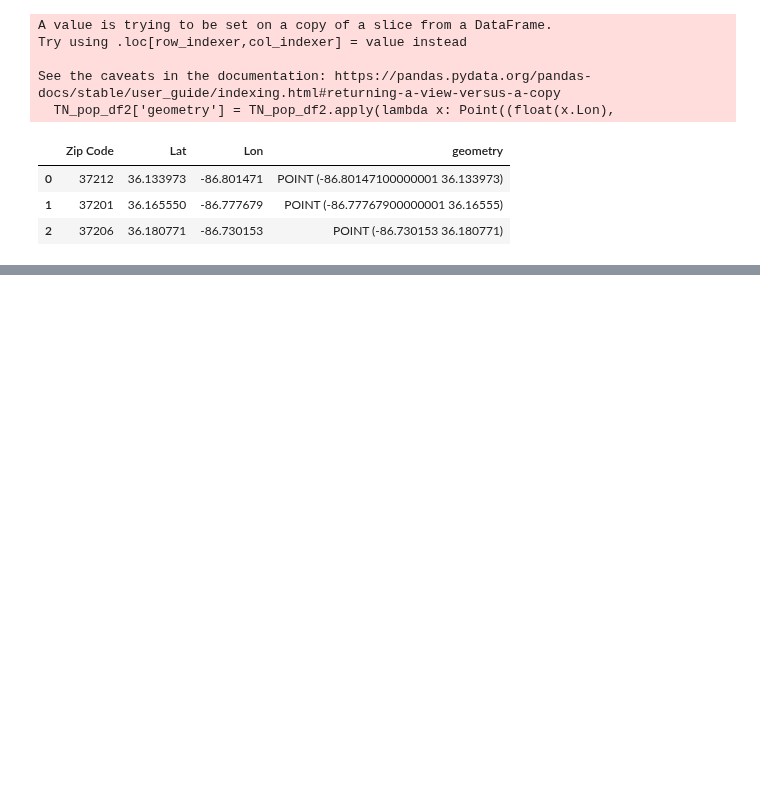
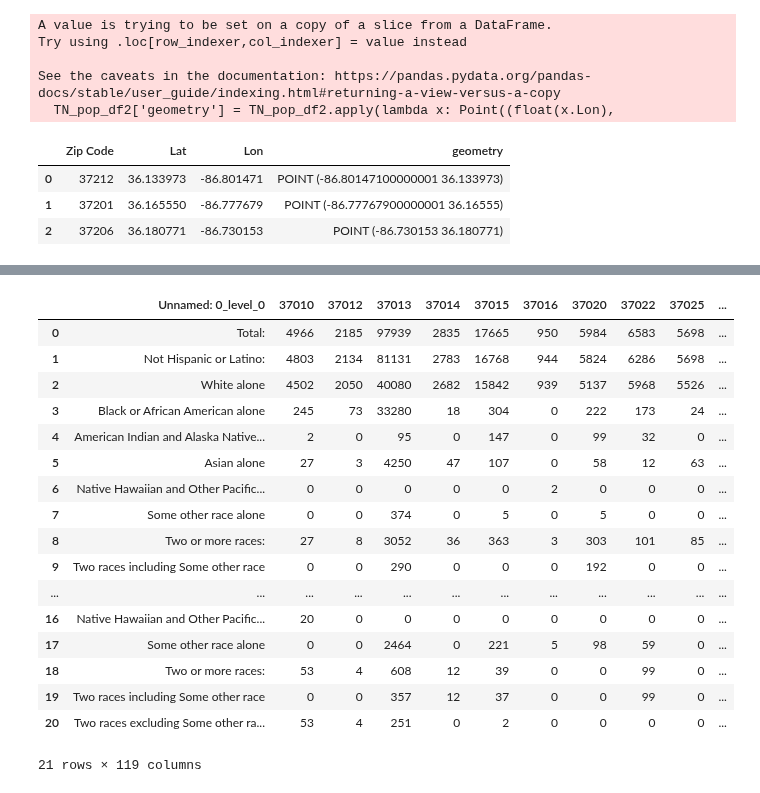
Before and after one commit to Engu12/nash-covid-cases-vaccines-honky_tonkin, a Jupyter notebook: Covid.ipynb, the cells around one changed output, grey strips where cells are left out. Saved outputs shown, nothing was run; the diff lists cells and outputs as text; code cells hidden in the pictures; blank space fills up the shorter version.

```diff
--- a/Covid.ipynb
+++ b/Covid.ipynb
@@ -497,0 +525,25 @@ Vaccine_pop_df=Vaccne_df.merge
+# %%
+Ethnicity_df = pd.read_excel("data/ethnicity_data.xlsx", skiprows = 1, header=[0, 1], sheet_name = 0)
+Ethnicity_df = Ethnicity_df[Ethnicity_df.columns.drop(list(Ethnicity_df.filter(regex='Error')))]
+Ethnicity_df.columns =Ethnicity_df.columns.droplevel(1)
+# %%
+Ethnicity_df
+# %% [output]
+|  | Unnamed: 0_level_0 | 37010 | 37012 | 37013 | 37014 | 37015 | 37016 | 37020 | 37022 | 37025 | ... |
+| 0 | Total: | 4966 | 2185 | 97939 | 2835 | 17665 | 950 | 5984 | 6583 | 5698 | ... |
+| 1 | Not Hispanic or Latino: | 4803 | 2134 | 81131 | 2783 | 16768 | 944 | 5824 | 6286 | 5698 | ... |
+| 2 | White alone | 4502 | 2050 | 40080 | 2682 | 15842 | 939 | 5137 | 5968 | 5526 | ... |
+| 3 | Black or African American alone | 245 | 73 | 33280 | 18 | 304 | 0 | 222 | 173 | 24 | ... |
+| 4 | American Indian and Alaska Native... | 2 | 0 | 95 | 0 | 147 | 0 | 99 | 32 | 0 | ... |
+| 5 | Asian alone | 27 | 3 | 4250 | 47 | 107 | 0 | 58 | 12 | 63 | ... |
+| 6 | Native Hawaiian and Other Pacific... | 0 | 0 | 0 | 0 | 0 | 2 | 0 | 0 | 0 | ... |
+| 7 | Some other race alone | 0 | 0 | 374 | 0 | 5 | 0 | 5 | 0 | 0 | ... |
+| 8 | Two or more races: | 27 | 8 | 3052 | 36 | 363 | 3 | 303 | 101 | 85 | ... |
+| 9 | Two races including Some other race | 0 | 0 | 290 | 0 | 0 | 0 | 192 | 0 | 0 | ... |
+| ... | ... | ... | ... | ... | ... | ... | ... | ... | ... | ... | ... |
+| 16 | Native Hawaiian and Other Pacific... | 20 | 0 | 0 | 0 | 0 | 0 | 0 | 0 | 0 | ... |
+| 17 | Some other race alone | 0 | 0 | 2464 | 0 | 221 | 5 | 98 | 59 | 0 | ... |
+| 18 | Two or more races: | 53 | 4 | 608 | 12 | 39 | 0 | 0 | 99 | 0 | ... |
+| 19 | Two races including Some other race | 0 | 0 | 357 | 12 | 37 | 0 | 0 | 99 | 0 | ... |
+| 20 | Two races excluding Some other ra... | 53 | 4 | 251 | 0 | 2 | 0 | 0 | 0 | 0 | ... |
+21 rows × 119 columns
```
Also changed, not shown: parts of 12 cells of this notebook.
